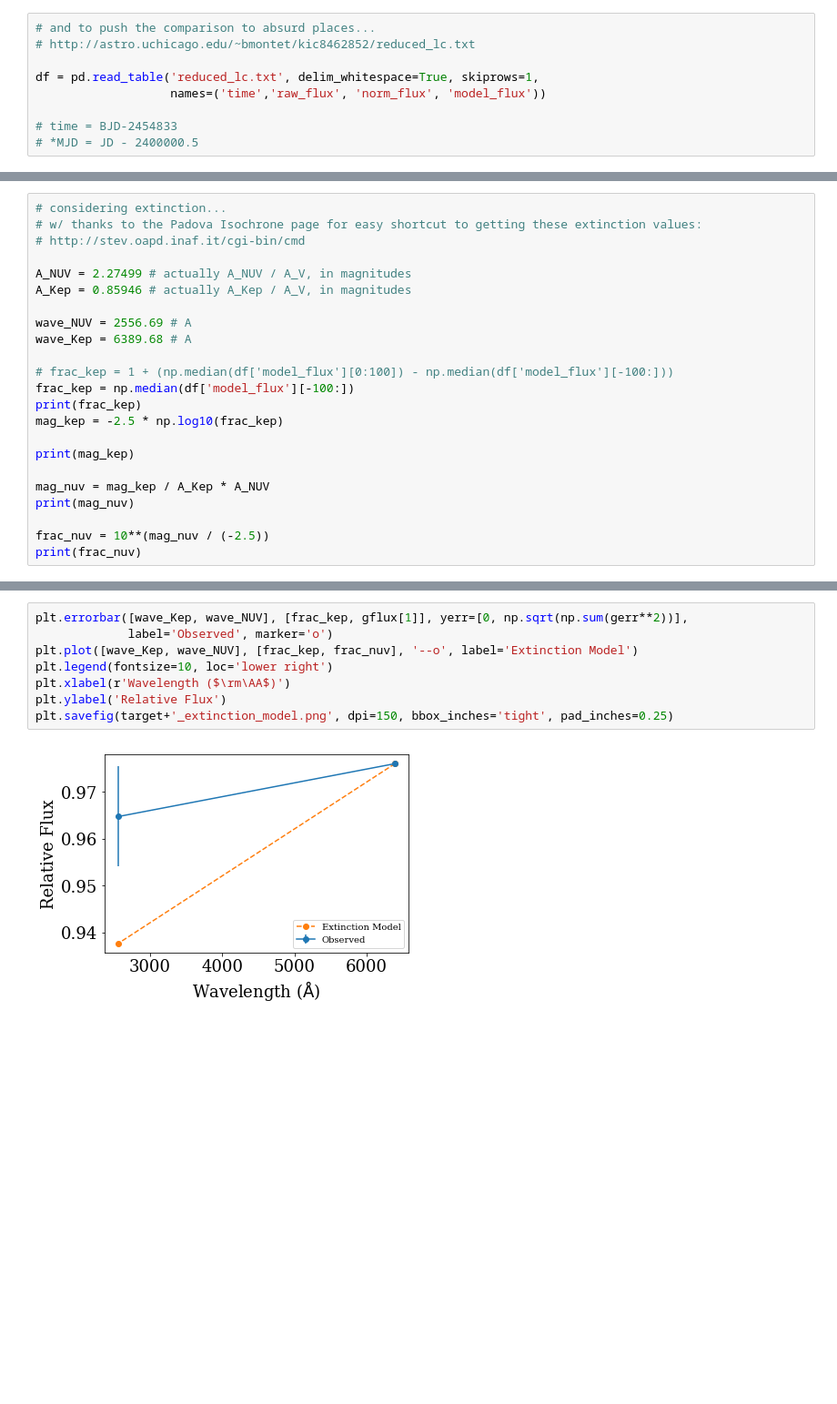
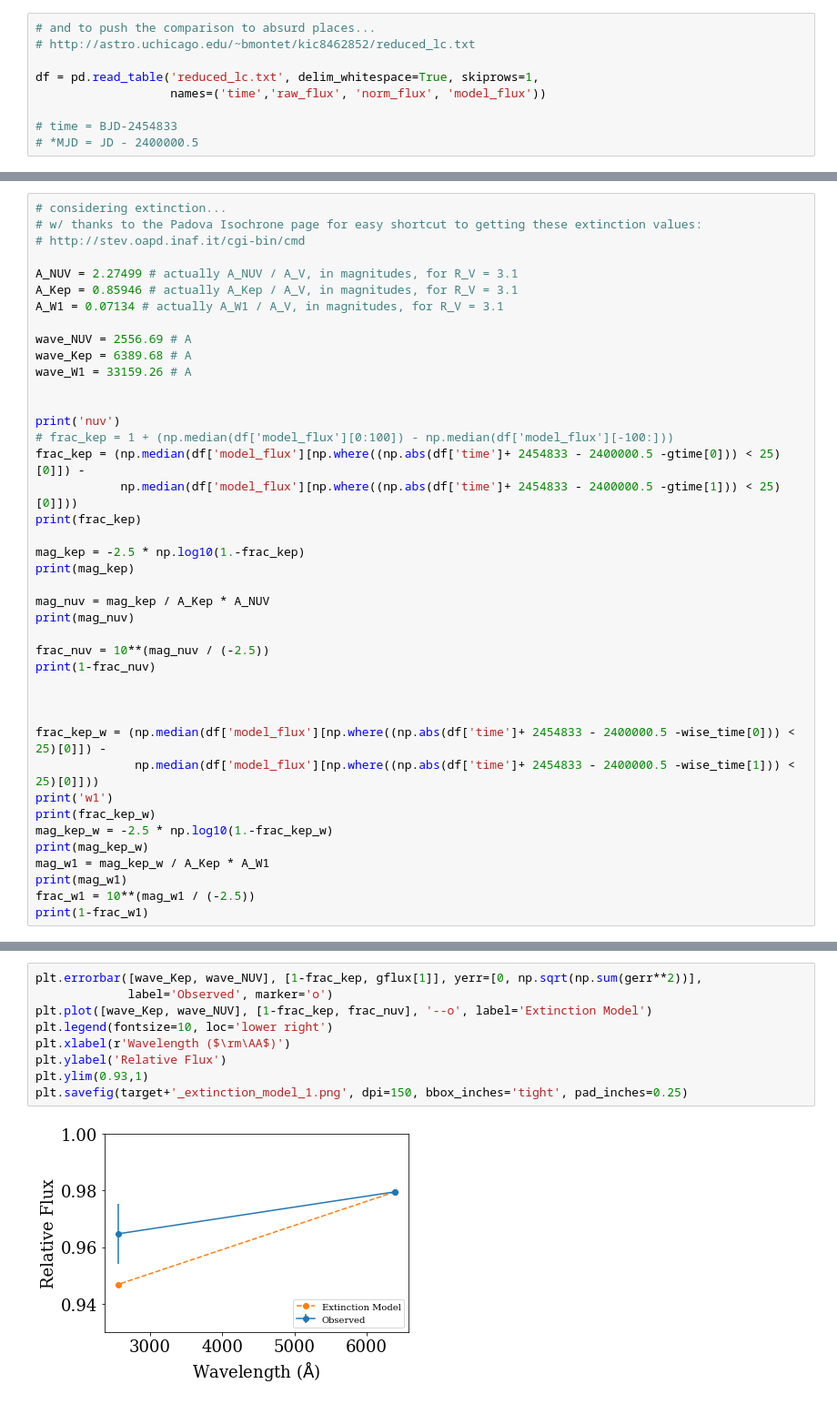
Before and after one commit to jradavenport/GALEX_Boyajian, a Jupyter notebook: explore.ipynb, the cells around one changed output, grey strips where cells are left out. Shown at 91% size. Saved outputs shown, nothing was run; the diff lists cells and outputs as text; blank space fills up the shorter version.

Commit message:
mess with WISE some

```diff
--- a/explore.ipynb
+++ b/explore.ipynb
@@ -280,22 +290,40 @@ plt.savefig(target+'_compare.png', dpi=150, bbox_inches='tight', pad_inches=0.25
 # w/ thanks to the Padova Isochrone page for easy shortcut to getting these extinction values:
 # http://stev.oapd.inaf.it/cgi-bin/cmd
 
-A_NUV = 2.27499 # actually A_NUV / A_V, in magnitudes
-A_Kep = 0.85946 # actually A_Kep / A_V, in magnitudes
+A_NUV = 2.27499 # actually A_NUV / A_V, in magnitudes, for R_V = 3.1
+A_Kep = 0.85946 # actually A_Kep / A_V, in magnitudes, for R_V = 3.1
+A_W1 = 0.07134 # actually A_W1 / A_V, in magnitudes, for R_V = 3.1
 
 wave_NUV = 2556.69 # A
 wave_Kep = 6389.68 # A
+wave_W1 = 33159.26 # A
 
+
+print('nuv')
 # frac_kep = 1 + (np.median(df['model_flux'][0:100]) - np.median(df['model_flux'][-100:]))
-frac_kep = np.median(df['model_flux'][-100:])
+frac_kep = (np.median(df['model_flux'][np.where((np.abs(df['time']+ 2454833 - 2400000.5 -gtime[0])) < 25)[0]]) -
+            np.median(df['model_flux'][np.where((np.abs(df['time']+ 2454833 - 2400000.5 -gtime[1])) < 25)[0]]))
 print(frac_kep)
-mag_kep = -2.5 * np.log10(frac_kep)
 
+mag_kep = -2.5 * np.log10(1.-frac_kep)
 print(mag_kep)
 
 mag_nuv = mag_kep / A_Kep * A_NUV
 print(mag_nuv)
 
 frac_nuv = 10**(mag_nuv / (-2.5))
-print(frac_nuv)
+print(1-frac_nuv)
+
+
+
+frac_kep_w = (np.median(df['model_flux'][np.where((np.abs(df['time']+ 2454833 - 2400000.5 -wise_time[0])) < 25)[0]]) -
+              np.median(df['model_flux'][np.where((np.abs(df['time']+ 2454833 - 2400000.5 -wise_time[1])) < 25)[0]]))
+print('w1')
+print(frac_kep_w)
+mag_kep_w = -2.5 * np.log10(1.-frac_kep_w)
+print(mag_kep_w)
+mag_w1 = mag_kep_w / A_Kep * A_W1
+print(mag_w1)
+frac_w1 = 10**(mag_w1 / (-2.5))
+print(1-frac_w1)
 # %% [output]
@@ -306,10 +340,11 @@ print(frac_nuv)
 # %%
-plt.errorbar([wave_Kep, wave_NUV], [frac_kep, gflux[1]], yerr=[0, np.sqrt(np.sum(gerr**2))],
+plt.errorbar([wave_Kep, wave_NUV], [1-frac_kep, gflux[1]], yerr=[0, np.sqrt(np.sum(gerr**2))],
              label='Observed', marker='o')
-plt.plot([wave_Kep, wave_NUV], [frac_kep, frac_nuv], '--o', label='Extinction Model')
+plt.plot([wave_Kep, wave_NUV], [1-frac_kep, frac_nuv], '--o', label='Extinction Model')
 plt.legend(fontsize=10, loc='lower right')
 plt.xlabel(r'Wavelength ($\rm\AA$)')
 plt.ylabel('Relative Flux')
-plt.savefig(target+'_extinction_model.png', dpi=150, bbox_inches='tight', pad_inches=0.25)
+plt.ylim(0.93,1)
+plt.savefig(target+'_extinction_model_1.png', dpi=150, bbox_inches='tight', pad_inches=0.25)
 # %% [output]
-[figure, old version]
+[figure, new version]
```
Also changed, not shown: parts of 12 cells of this notebook.
